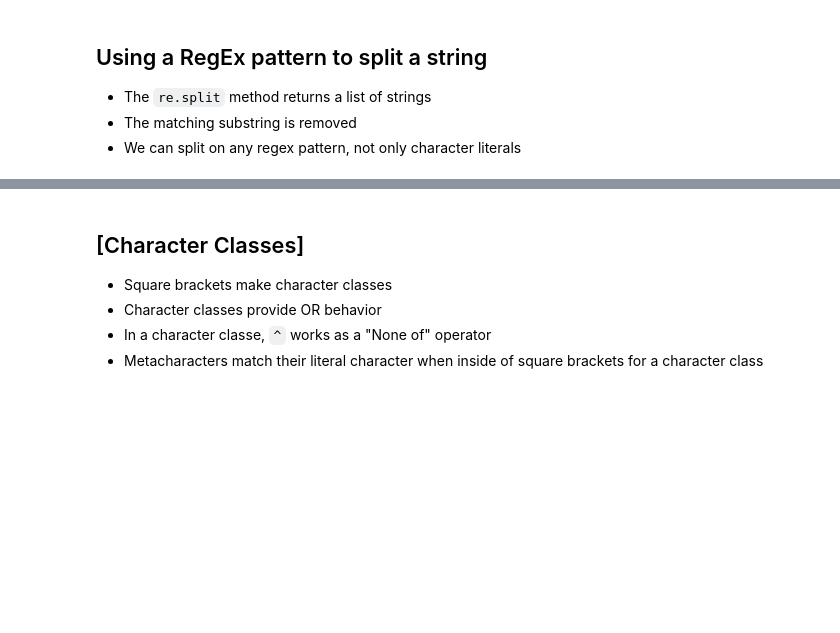
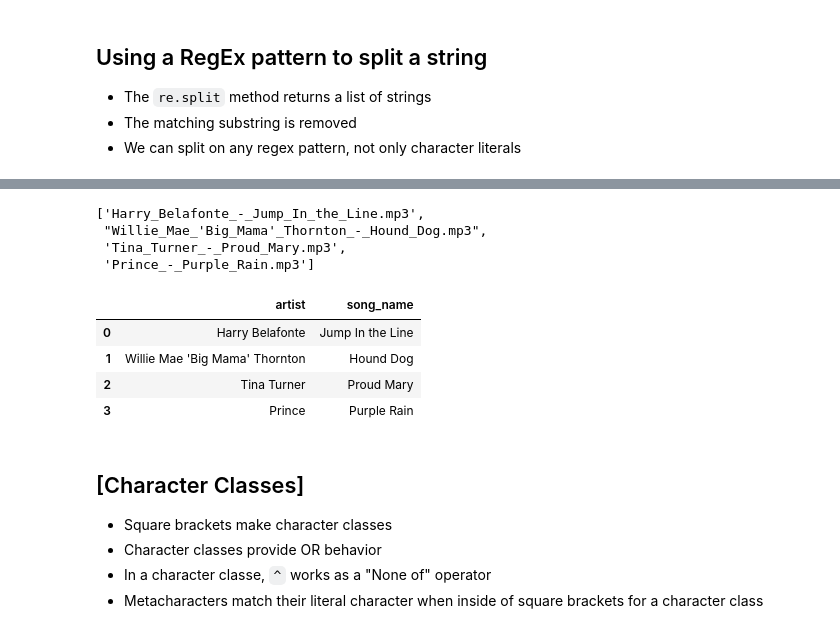
Before and after one commit to SchneemannDavid/natural-language-processing, a Jupyter notebook: notes/notes_regex_intro.ipynb, the cells around one changed output, grey strips where cells are left out. Saved outputs shown, nothing was run; the diff lists cells and outputs as text; code cells hidden in the pictures; blank space fills up the shorter version.

```diff
--- a/notes/notes_regex_intro.ipynb
+++ b/notes/notes_regex_intro.ipynb
@@ -397,3 +560,31 @@ songs
+# %%
+# How could we break up these songs into a list of individual mp3s?
+songs = re.split(r",", songs)
+songs
+# %% [output]
+['Harry_Belafonte_-_Jump_In_the_Line.mp3',
+ "Willie_Mae_'Big_Mama'_Thornton_-_Hound_Dog.mp3",
+ 'Tina_Turner_-_Proud_Mary.mp3',
+ 'Prince_-_Purple_Rain.mp3']
+# %%
+# Take this string of songs and artists and turn htis into a dataframe?
+# convert each song entry of artist and song name into a dict
+# then create a df out of our list of dicts
+collection = []
+for song in songs:
+    pieces = re.split(r"_-_", song)
+    output = {}
+    output["artist"] = pieces[0].replace("_", " ")
+    output["song_name"] = pieces[1].replace("_", " ").replace(".mp3", "")
+    collection.append(output)
+
+pd.DataFrame(collection)
+# %% [output]
+|  | artist | song_name |
+| 0 | Harry Belafonte | Jump In the Line |
+| 1 | Willie Mae 'Big Mama' Thornton | Hound Dog |
+| 2 | Tina Turner | Proud Mary |
+| 3 | Prince | Purple Rain |
 # %%
 # re.method(pattern, subject_string, re.IGNORECASE)
 
```
Also changed, not shown: parts of 87 cells of this notebook, 1 other file.
